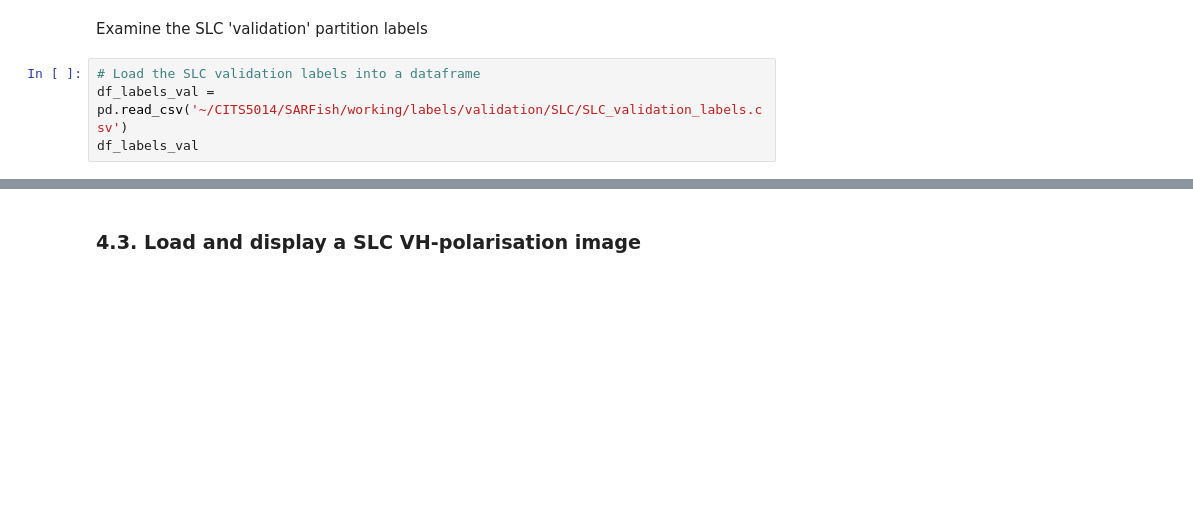
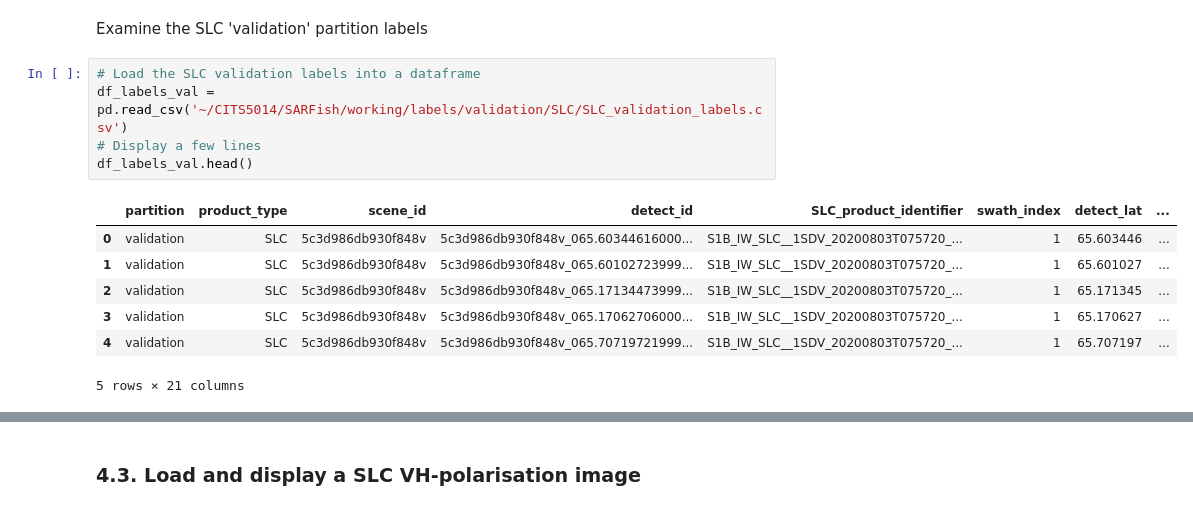
Before and after one commit to pmillitz/SARship-detect, a Jupyter notebook: working/SARFish_Project.ipynb, the cells around one changed output, grey strips where cells are left out. Cells and saved outputs as stored; diff of their text form; blank space fills up the shorter version.

```diff
--- a/working/SARFish_Project.ipynb
+++ b/working/SARFish_Project.ipynb
@@ -214,7 +210,16 @@ Examine the SLC 'validation' partition labels
 # %%
 # Load the SLC validation labels into a dataframe
 df_labels_val = pd.read_csv('~/CITS5014/SARFish/working/labels/validation/SLC/SLC_validation_labels.csv')
-df_labels_val
+# Display a few lines
+df_labels_val.head()
+# %% [output]
+|  | partition | product_type | scene_id | detect_id | SLC_product_identifier | swath_index | detect_lat | ... |
+| 0 | validation | SLC | 5c3d986db930f848v | 5c3d986db930f848v_065.60344616000... | S1B_IW_SLC__1SDV_20200803T075720_... | 1 | 65.603446 | ... |
+| 1 | validation | SLC | 5c3d986db930f848v | 5c3d986db930f848v_065.60102723999... | S1B_IW_SLC__1SDV_20200803T075720_... | 1 | 65.601027 | ... |
+| 2 | validation | SLC | 5c3d986db930f848v | 5c3d986db930f848v_065.17134473999... | S1B_IW_SLC__1SDV_20200803T075720_... | 1 | 65.171345 | ... |
+| 3 | validation | SLC | 5c3d986db930f848v | 5c3d986db930f848v_065.17062706000... | S1B_IW_SLC__1SDV_20200803T075720_... | 1 | 65.170627 | ... |
+| 4 | validation | SLC | 5c3d986db930f848v | 5c3d986db930f848v_065.70719721999... | S1B_IW_SLC__1SDV_20200803T075720_... | 1 | 65.707197 | ... |
+5 rows × 21 columns
 # %%
 # Check for duplicates
 duplicates_val = df_labels_val[df_labels_val.duplicated(subset=['detect_id'], keep=False)]
```
Also changed, not shown: parts of 22 cells of this notebook.
